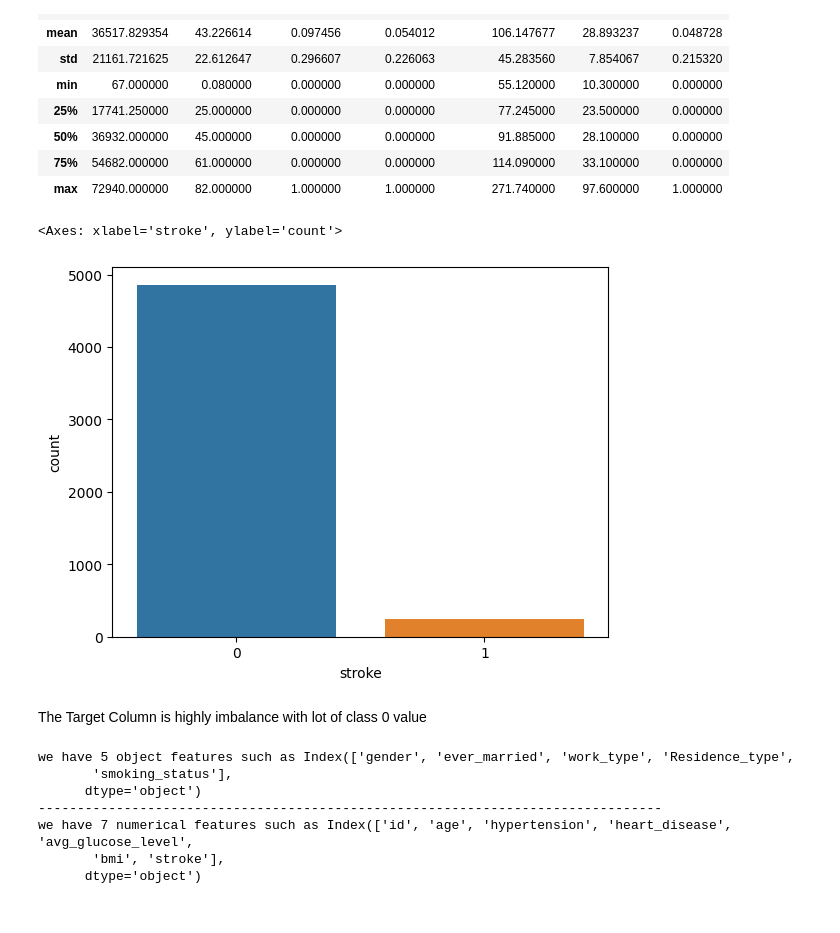
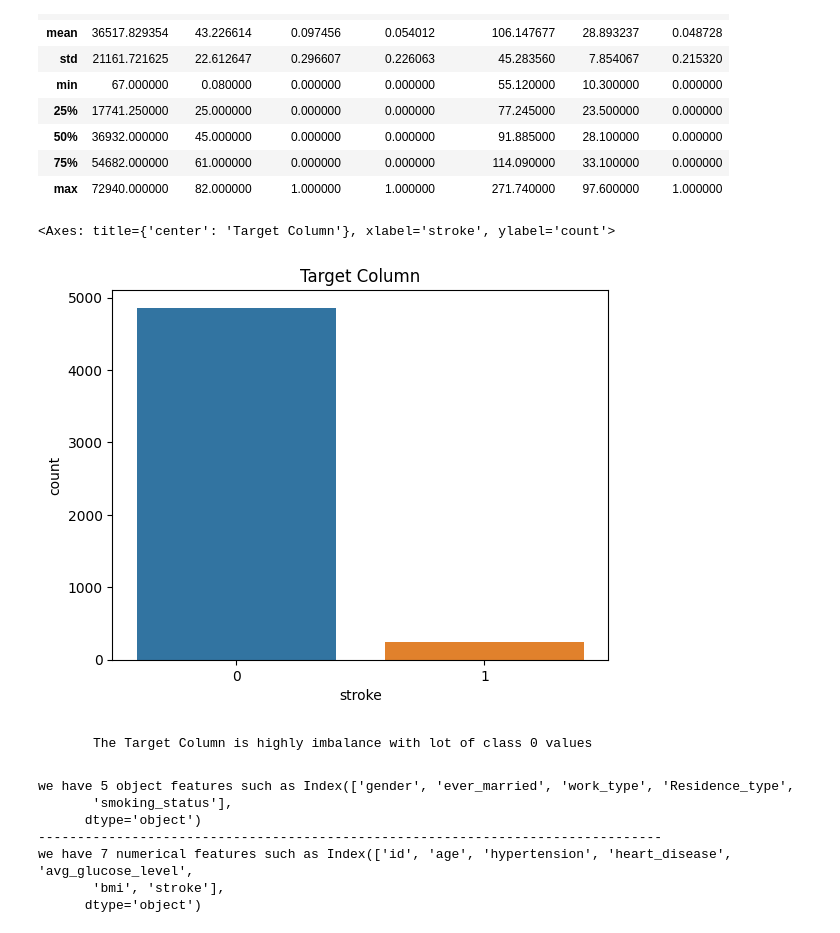
Before and after one commit to Iam-abhi121/Stroke_Prediction, a Jupyter notebook: stroke.ipynb, the cells around one changed output. Drawn from its saved outputs; the diff is of its cells as text; code cells hidden in the pictures.

```diff
--- a/stroke.ipynb
+++ b/stroke.ipynb
@@ -135,12 +135,13 @@ df.describe()
 | 75% | 54682.000000 | 61.000000 | 0.000000 | 0.000000 | 114.090000 | 33.100000 | 0.000000 |
 | max | 72940.000000 | 82.000000 | 1.000000 | 1.000000 | 271.740000 | 97.600000 | 1.000000 |
 # %%
+plt.title('Target Column')
 sns.countplot(x = df['stroke'])
 # %% [output]
-<Axes: xlabel='stroke', ylabel='count'>
+<Axes: title={'center': 'Target Column'}, xlabel='stroke', ylabel='count'>
-[figure, old version]
+[figure, new version]
 # %% [markdown]
-The Target Column is highly imbalance with lot of class 0 value
+         The Target Column is highly imbalance with lot of class 0 values
 # %%
 object_columns = df.select_dtypes(include =object).columns
 numerical_columns = df.select_dtypes(exclude= object).columns
```
Also changed, not shown: parts of 29 cells of this notebook.
